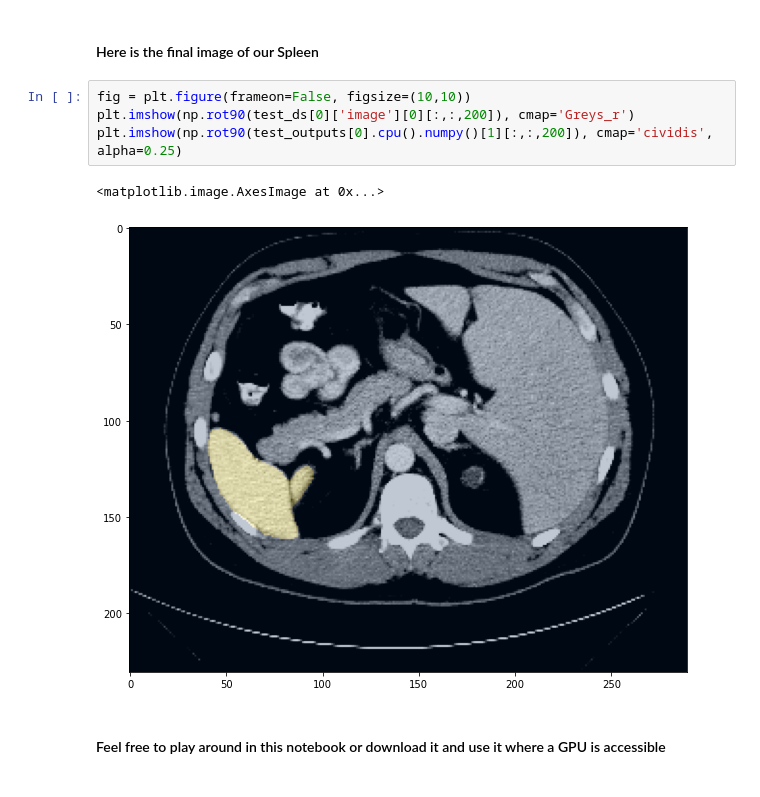
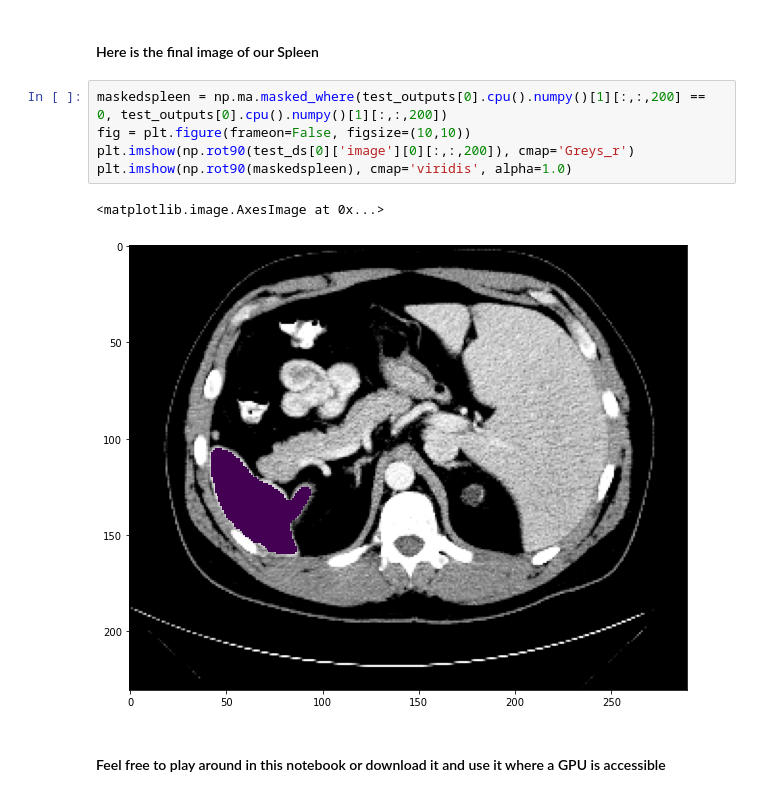
Before and after one commit to bkopchick/MonaiTesting, a Jupyter notebook: SpleenSeg_Pretrained.ipynb, the cells around one changed output. Drawn from its saved outputs; the diff is of its cells as text.

```diff
--- a/SpleenSeg_Pretrained.ipynb
+++ b/SpleenSeg_Pretrained.ipynb
@@ -453,11 +453,12 @@ plt.imshow(traineddif, cmap='Greys_r') #Differences
 # %% [markdown]
 #### Here is the final image of our Spleen
 # %%
+maskedspleen = np.ma.masked_where(test_outputs[0].cpu().numpy()[1][:,:,200] == 0, test_outputs[0].cpu().numpy()[1][:,:,200])
 fig = plt.figure(frameon=False, figsize=(10,10))
 plt.imshow(np.rot90(test_ds[0]['image'][0][:,:,200]), cmap='Greys_r')
-plt.imshow(np.rot90(test_outputs[0].cpu().numpy()[1][:,:,200]), cmap='cividis', alpha=0.25)
+plt.imshow(np.rot90(maskedspleen), cmap='viridis', alpha=1.0)
 # %% [output]
 <matplotlib.image.AxesImage at 0x...>
-[figure, old version]
+[figure, new version]
 # %% [markdown]
 #### Feel free to play around in this notebook or download it and use it where a GPU is accessible
```
Also changed, not shown: parts of 8 cells of this notebook.
